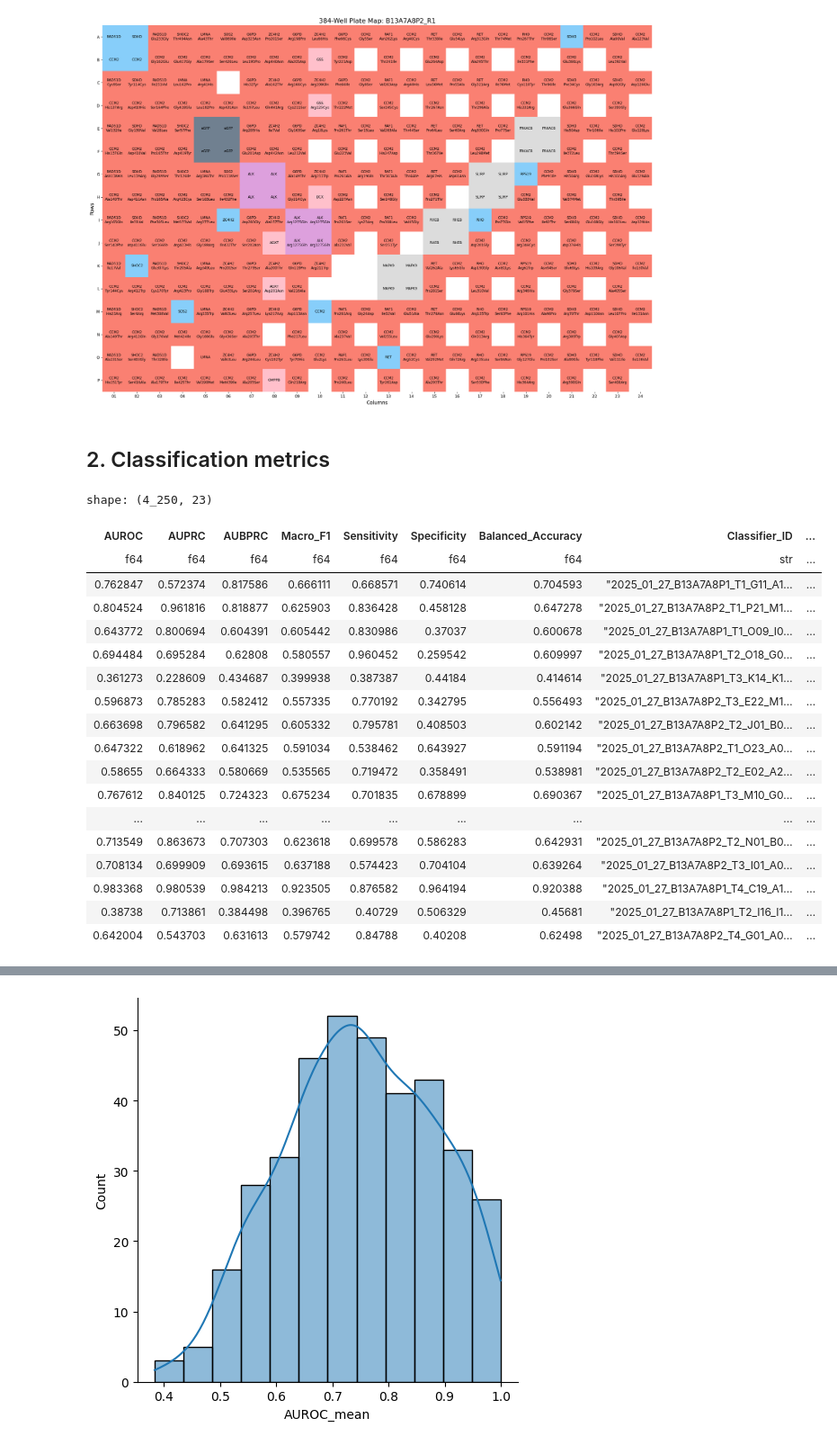
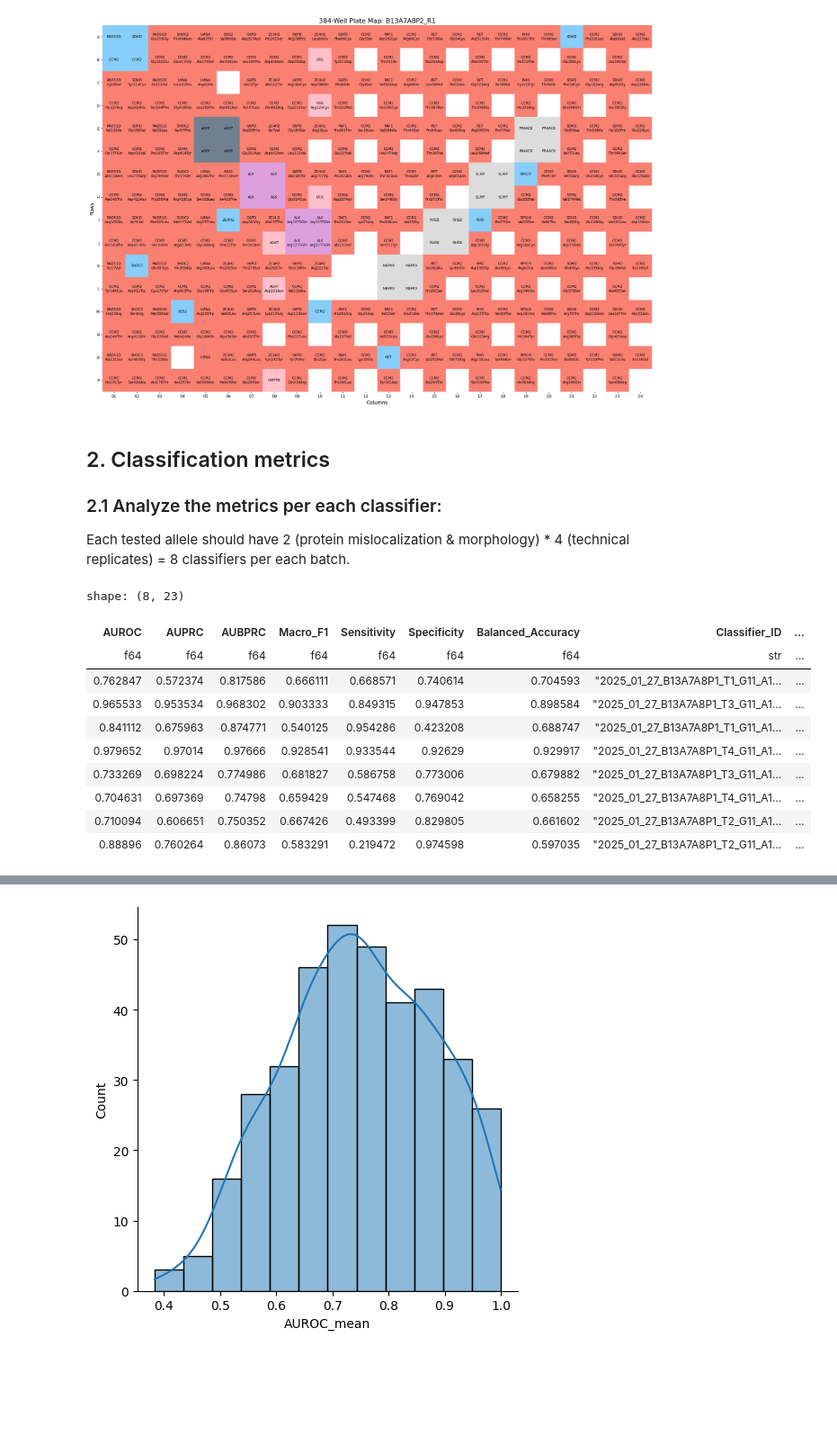
Before and after one commit to runxi-shen/2021_09_01_VarChAMP, a Jupyter notebook: 8.3_downstream_analysis_runxi/notebooks/1.results_summary/1_classification_metrics.ipynb, the cells around one changed output, grey strips where cells are left out. Shown at 90% size. Cells and saved outputs as stored; diff of their text form; code cells hidden in the pictures; blank space fills up the shorter version.

```diff
--- a/8.3_downstream_analysis_runxi/notebooks/1.results_summary/1_classification_metrics.ipynb
+++ b/8.3_downstream_analysis_runxi/notebooks/1.results_summary/1_classification_metrics.ipynb
@@ -137,28 +137,24 @@ for platemap in os.listdir(platemap_dir):
 # %% [output]
 [figure]
 [figure]
-# %% [markdown]
-## 2. Classification metrics
+# %% [markdown]
+## 2. Classification metrics
+
+### 2.1 Analyze the metrics per each classifier:
+
+Each tested allele should have 2 (protein mislocalization & morphology) * 4 (technical replicates) = 8 classifiers per each batch.
 # %%
 metrics_df = pl.read_csv("../../../8.2_updated_snakemake_pipeline/outputs/classification_analyses/2025_01_27_Batch_13/profiles_tcdropped_filtered_var_mad_outlier_featselect_filtcells/metrics.csv")
-metrics_df
+metrics_df.filter(pl.col("allele_0")=="BRCA1_Met1Thr")
 # %% [output]
-shape: (4_250, 23)
+shape: (8, 23)
 | AUROC | AUPRC | AUBPRC | Macro_F1 | Sensitivity | Specificity | Balanced_Accuracy | Classifier_ID | ... |
 | f64 | f64 | f64 | f64 | f64 | f64 | f64 | str | ... |
 | 0.762847 | 0.572374 | 0.817586 | 0.666111 | 0.668571 | 0.740614 | 0.704593 | "2025_01_27_B13A7A8P1_T1_G11_A1… | ... |
-| 0.804524 | 0.961816 | 0.818877 | 0.625903 | 0.836428 | 0.458128 | 0.647278 | "2025_01_27_B13A7A8P2_T1_P21_M1… | ... |
-| 0.643772 | 0.800694 | 0.604391 | 0.605442 | 0.830986 | 0.37037 | 0.600678 | "2025_01_27_B13A7A8P1_T1_O09_I0… | ... |
-| 0.694484 | 0.695284 | 0.62808 | 0.580557 | 0.960452 | 0.259542 | 0.609997 | "2025_01_27_B13A7A8P1_T2_O18_G0… | ... |
-| 0.361273 | 0.228609 | 0.434687 | 0.399938 | 0.387387 | 0.44184 | 0.414614 | "2025_01_27_B13A7A8P1_T3_K14_K1… | ... |
-| 0.596873 | 0.785283 | 0.582412 | 0.557335 | 0.770192 | 0.342795 | 0.556493 | "2025_01_27_B13A7A8P2_T3_E22_M1… | ... |
-| 0.663698 | 0.796582 | 0.641295 | 0.605332 | 0.795781 | 0.408503 | 0.602142 | "2025_01_27_B13A7A8P2_T2_J01_B0… | ... |
-| 0.647322 | 0.618962 | 0.641325 | 0.591034 | 0.538462 | 0.643927 | 0.591194 | "2025_01_27_B13A7A8P2_T1_O23_A0… | ... |
-| 0.58655 | 0.664333 | 0.580669 | 0.535565 | 0.719472 | 0.358491 | 0.538981 | "2025_01_27_B13A7A8P2_T2_E02_A2… | ... |
-| 0.767612 | 0.840125 | 0.724323 | 0.675234 | 0.701835 | 0.678899 | 0.690367 | "2025_01_27_B13A7A8P1_T3_M10_G0… | ... |
-| ... | ... | ... | ... | ... | ... | ... | ... | ... |
-| 0.713549 | 0.863673 | 0.707303 | 0.623618 | 0.699578 | 0.586283 | 0.642931 | "2025_01_27_B13A7A8P2_T2_N01_B0… | ... |
-| 0.708134 | 0.699909 | 0.693615 | 0.637188 | 0.574423 | 0.704104 | 0.639264 | "2025_01_27_B13A7A8P2_T3_I01_A0… | ... |
-| 0.983368 | 0.980539 | 0.984213 | 0.923505 | 0.876582 | 0.964194 | 0.920388 | "2025_01_27_B13A7A8P1_T4_C19_A1… | ... |
-| 0.38738 | 0.713861 | 0.384498 | 0.396765 | 0.40729 | 0.506329 | 0.45681 | "2025_01_27_B13A7A8P1_T2_I16_I1… | ... |
-| 0.642004 | 0.543703 | 0.631613 | 0.579742 | 0.84788 | 0.40208 | 0.62498 | "2025_01_27_B13A7A8P2_T4_G01_A0… | ... |
+| 0.965533 | 0.953534 | 0.968302 | 0.903333 | 0.849315 | 0.947853 | 0.898584 | "2025_01_27_B13A7A8P1_T3_G11_A1… | ... |
+| 0.841112 | 0.675963 | 0.874771 | 0.540125 | 0.954286 | 0.423208 | 0.688747 | "2025_01_27_B13A7A8P1_T1_G11_A1… | ... |
+| 0.979652 | 0.97014 | 0.97666 | 0.928541 | 0.933544 | 0.92629 | 0.929917 | "2025_01_27_B13A7A8P1_T4_G11_A1… | ... |
+| 0.733269 | 0.698224 | 0.774986 | 0.681827 | 0.586758 | 0.773006 | 0.679882 | "2025_01_27_B13A7A8P1_T3_G11_A1… | ... |
+| 0.704631 | 0.697369 | 0.74798 | 0.659429 | 0.547468 | 0.769042 | 0.658255 | "2025_01_27_B13A7A8P1_T4_G11_A1… | ... |
+| 0.710094 | 0.606651 | 0.750352 | 0.667426 | 0.493399 | 0.829805 | 0.661602 | "2025_01_27_B13A7A8P1_T2_G11_A1… | ... |
+| 0.88896 | 0.760264 | 0.86073 | 0.583291 | 0.219472 | 0.974598 | 0.597035 | "2025_01_27_B13A7A8P1_T2_G11_A1… | ... |
```
Also changed, not shown: parts of 1 cell of this notebook, 10 other files.
